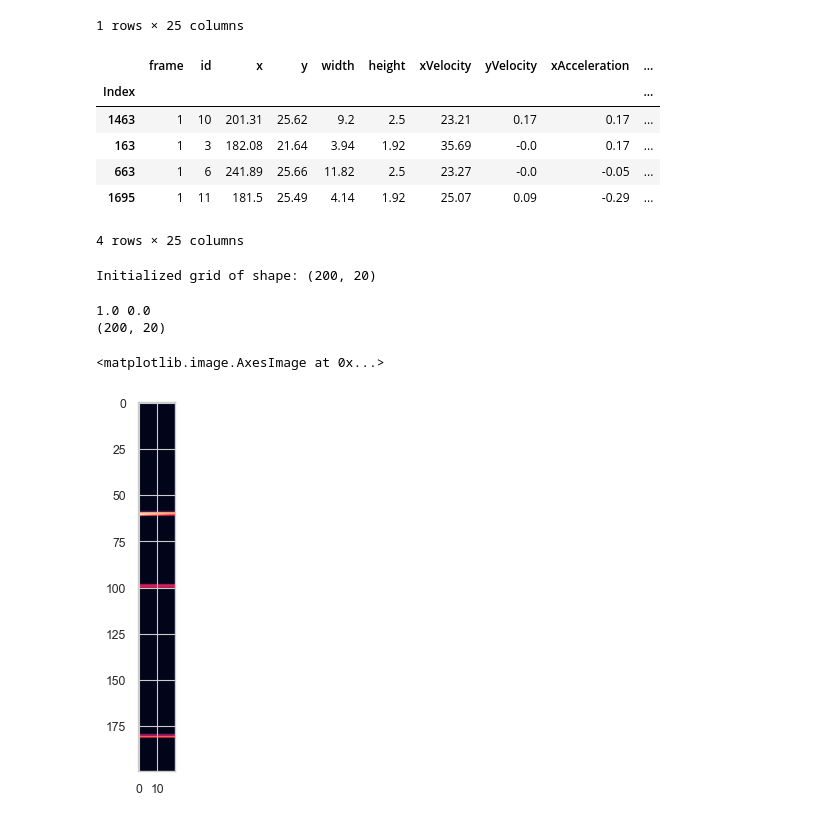
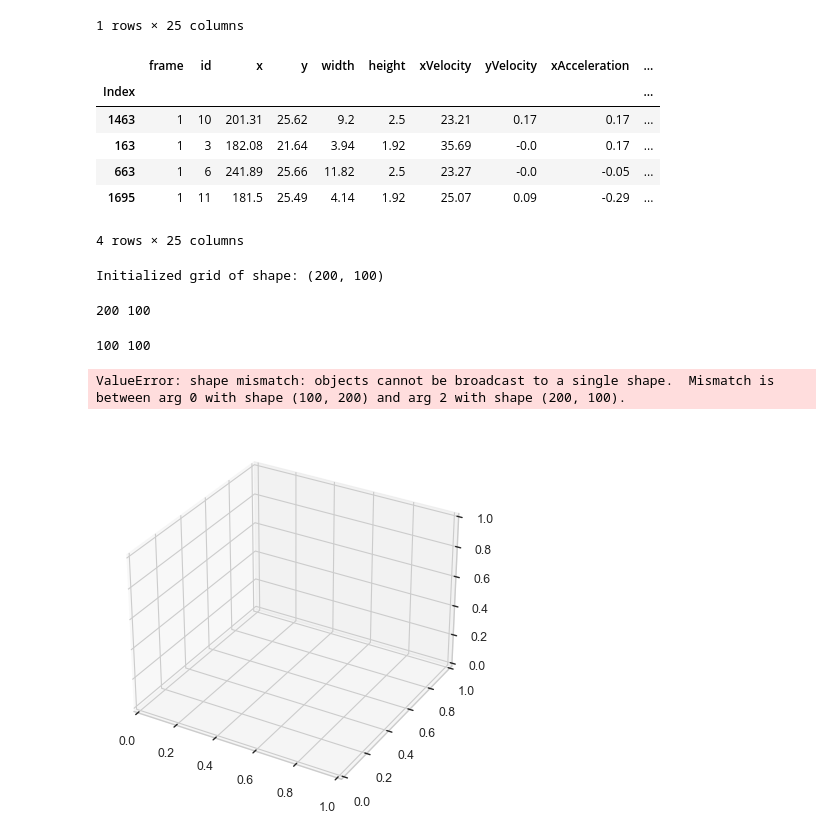
Before and after one commit to lmmartinez97/alphadrive_bp, a Jupyter notebook: highD/field_extraction.ipynb, the cells around one changed output. Saved outputs shown, nothing was run; the diff lists cells and outputs as text; code cells hidden in the pictures.

Commit message:
Added graph ploting

```diff
--- a/highD/field_extraction.ipynb
+++ b/highD/field_extraction.ipynb
@@ -74,13 +74,13 @@ class PotentialField:
     def get_field_value(self, dx, dy, vehicle):
         ang = np.arctan2(vehicle["xVelocity"], vehicle["yVelocity"])
         speed = np.linalg.norm([vehicle["xVelocity"], vehicle["yVelocity"]])
-        sigma_x, sigma_y = vehicle["width"], vehicle["height"]/2
+        sigma_x, sigma_y = vehicle["width"], vehicle["height"]/10
 
         a = np.square(np.cos(ang)) / (2 * np.square(sigma_x)) + np.square(np.sin(ang)) / (2 * np.square(sigma_y))
         b = - np.sin(2 * ang) / (4 * np.square(sigma_x)) + np.sin(2 * ang) / (4 * np.square(sigma_y))
         c = np.square(np.sin(ang)) / (2 * np.square(sigma_x)) + np.square(np.cos(ang)) / (2 * np.square(sigma_y))
 
-        field = speed * np.exp(-(a * np.square(dx) + 2 * b * dx * dy + c * np.square(dy)))
+        field = np.sqrt(speed) * np.exp(-(a * np.square(dx) + 2 * b * dx * dy + c * np.square(dy)))
         return field
 
     def calculate_field_at_point(self, x, y):
@@ -99,9 +99,19 @@ class PotentialField:
         self.normalized_grid = self.grid / np.linalg.norm(self.grid, 'fro')
         self.normalized_grid = (self.normalized_grid - np.min(self.normalized_grid)) / (np.max(self.normalized_grid) - np.min(self.normalized_grid))
         return self.normalized_grid
+
+    def plot_field(self):
+        fig = plt.figure()
+        ax = plt.axes(projection='3d')
+        print(self.num_x, self.num_y)
+        X, Y = np.meshgrid(range(self.num_x), range(self.num_y))  # `plot_surface` expects `x` and `y` data to be 2D
+        print(len(X), len(Y))
+        ax.plot_surface(X, Y, self.grid)
+
+        plt.show()
 # %%
 rx = 50 # horizontal semiaxis of ellipse to consider as ROI
-ry = 1 # vertical semiaxis of ellipse to consider as ROI
+ry = 5 # vertical semiaxis of ellipse to consider as ROI
 sx = 0.5
 sy = 0.1
 vehicle_group = df_groups_list[4]
@@ -114,14 +124,15 @@ display(vehicle_group)
 | 663 | 1 | 6 | 241.89 | 25.66 | 11.82 | 2.5 | 23.27 | -0.0 | -0.05 | ... |
 | 1695 | 1 | 11 | 181.5 | 25.49 | 4.14 | 1.92 | 25.07 | 0.09 | -0.29 | ... |
 4 rows × 25 columns
-Initialized grid of shape: (200, 20)
 # %%
 field = PotentialField(rx, ry, sx, sy, vehicle_group)
 values = field.calculate_field()
-print(np.max(values), np.min(values), values.shape)
-plt.imshow(values)
 # %% [output]
-1.0 0.0
-(200, 20)
+Initialized grid of shape: (200, 100)
-<matplotlib.image.AxesImage at 0x...>
-[figure, removed]
+# %%
+field.plot_field()
+# %% [output]
+200 100
+100 100
+ValueError: shape mismatch: objects cannot be broadcast to a single shape.  Mismatch is between arg 0 with shape (100, 200) and arg 2 with shape (200, 100).
+[figure, added]
```
Also changed, not shown: parts of 1 cell of this notebook, 1 other file.
